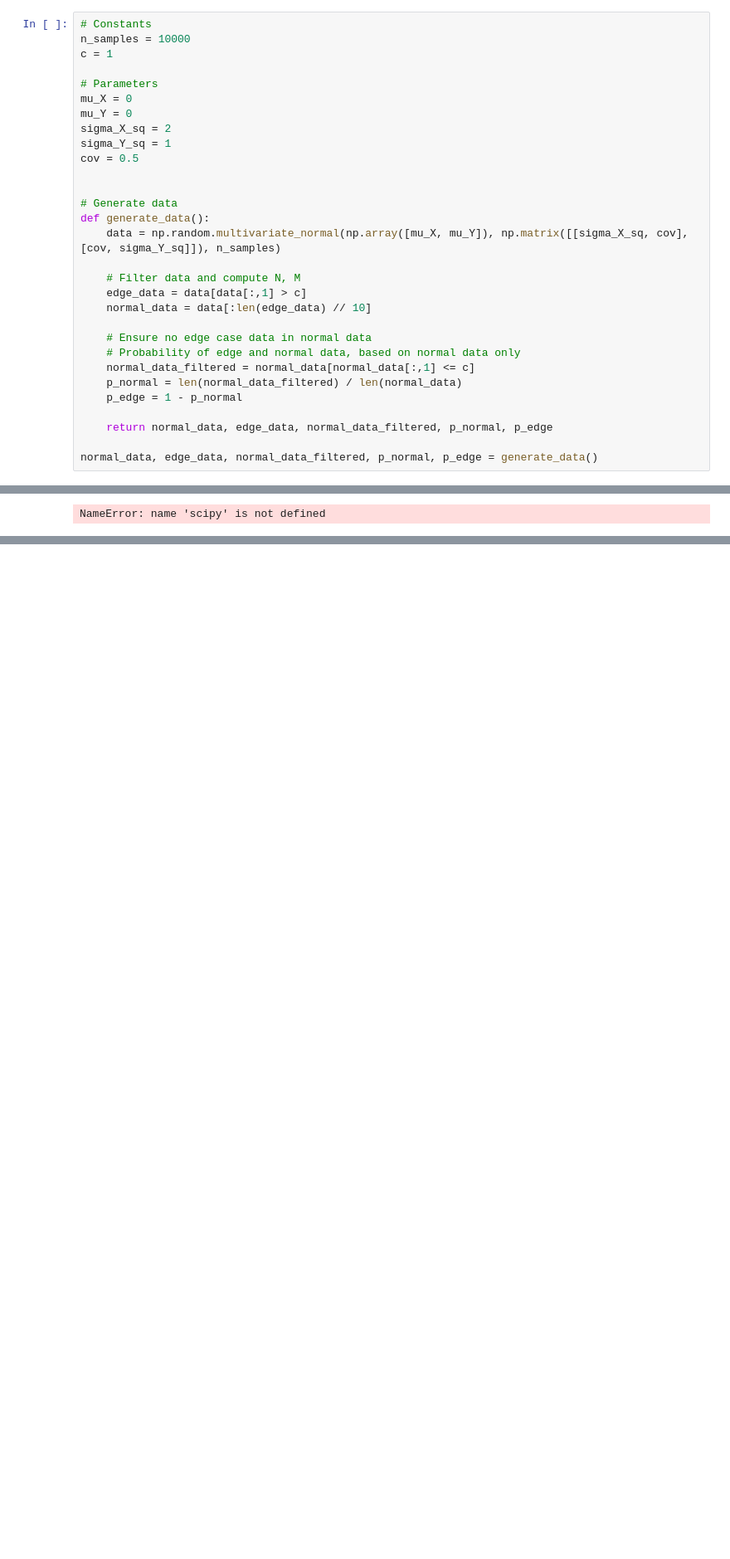
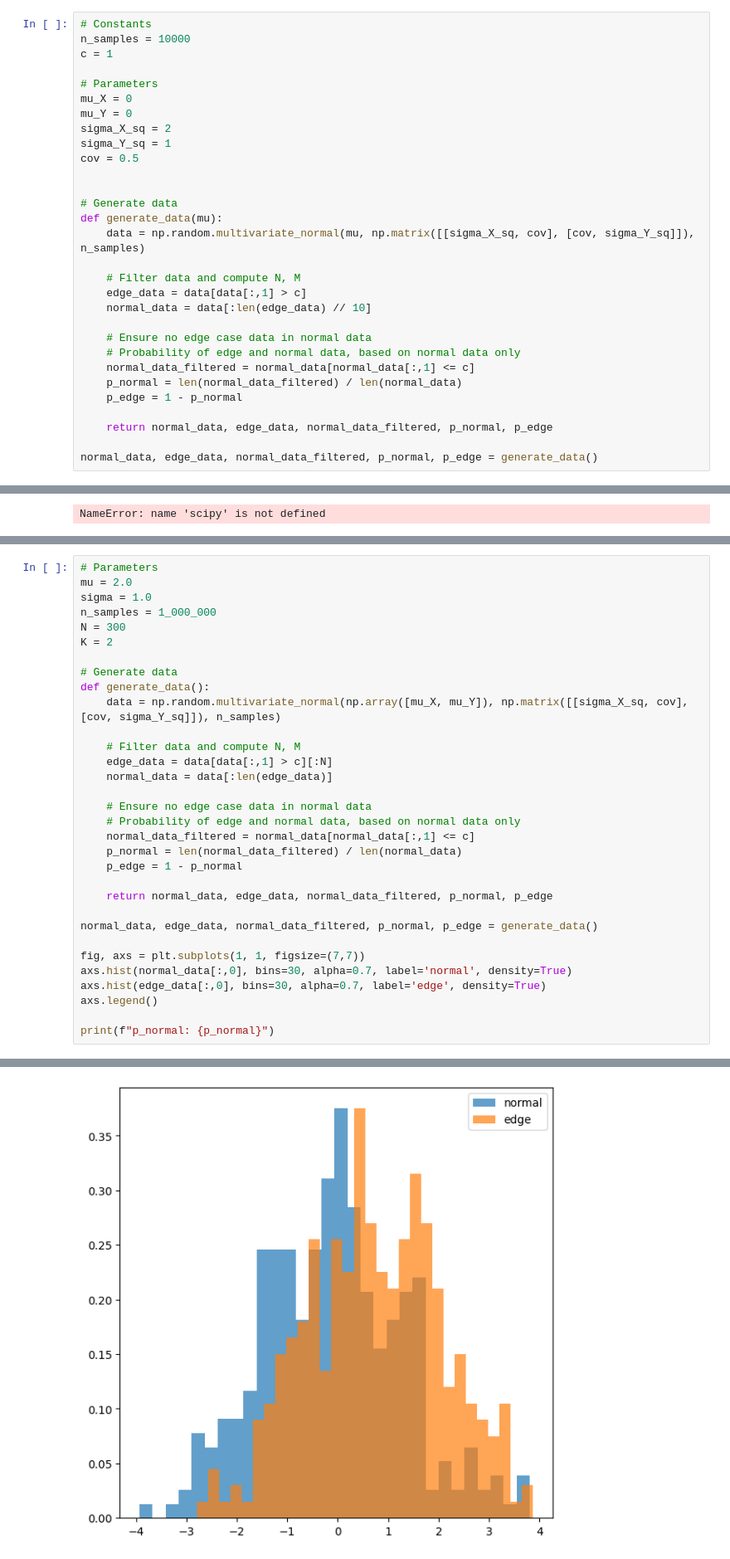
Before and after one commit to TijnBerns/safety-assessment-av, a Jupyter notebook: naive_methods.ipynb, the cells around one changed output, grey strips where cells are left out. Shown at 83% size. Drawn from its saved outputs; the diff is of its cells as text; blank space fills up the shorter version.

```diff
--- a/naive_methods.ipynb
+++ b/naive_methods.ipynb
@@ -34,8 +34,8 @@ cov = 0.5
 
 
 # Generate data
-def generate_data():
-    data = np.random.multivariate_normal(np.array([mu_X, mu_Y]), np.matrix([[sigma_X_sq, cov], [cov, sigma_Y_sq]]), n_samples)
+def generate_data(mu):
+    data = np.random.multivariate_normal(mu, np.matrix([[sigma_X_sq, cov], [cov, sigma_Y_sq]]), n_samples)
 
     # Filter data and compute N, M
     edge_data = data[data[:,1] > c]
@@ -153,0 +156,33 @@ NameError: name 'scipy' is not defined
+# %%
+# Parameters
+mu = 2.0
+sigma = 1.0
+n_samples = 1_000_000
+N = 300
+K = 2
+
+# Generate data
+def generate_data():
+    data = np.random.multivariate_normal(np.array([mu_X, mu_Y]), np.matrix([[sigma_X_sq, cov], [cov, sigma_Y_sq]]), n_samples)
+
+    # Filter data and compute N, M
+    edge_data = data[data[:,1] > c][:N]
+    normal_data = data[:len(edge_data)]
+
+    # Ensure no edge case data in normal data
+    # Probability of edge and normal data, based on normal data only
+    normal_data_filtered = normal_data[normal_data[:,1] <= c]
+    p_normal = len(normal_data_filtered) / len(normal_data)
+    p_edge = 1 - p_normal
+
+    return normal_data, edge_data, normal_data_filtered, p_normal, p_edge
+
+normal_data, edge_data, normal_data_filtered, p_normal, p_edge = generate_data()
+
+fig, axs = plt.subplots(1, 1, figsize=(7,7))
+axs.hist(normal_data[:,0], bins=30, alpha=0.7, label='normal', density=True)
+axs.hist(edge_data[:,0], bins=30, alpha=0.7, label='edge', density=True)
+axs.legend()
+
+print(f"p_normal: {p_normal}")
+# %% [output]
@@ -153,0 +190 @@ NameError: name 'scipy' is not defined
+[figure, added]
```
Also changed, not shown: parts of 14 cells of this notebook, 10 other files.
